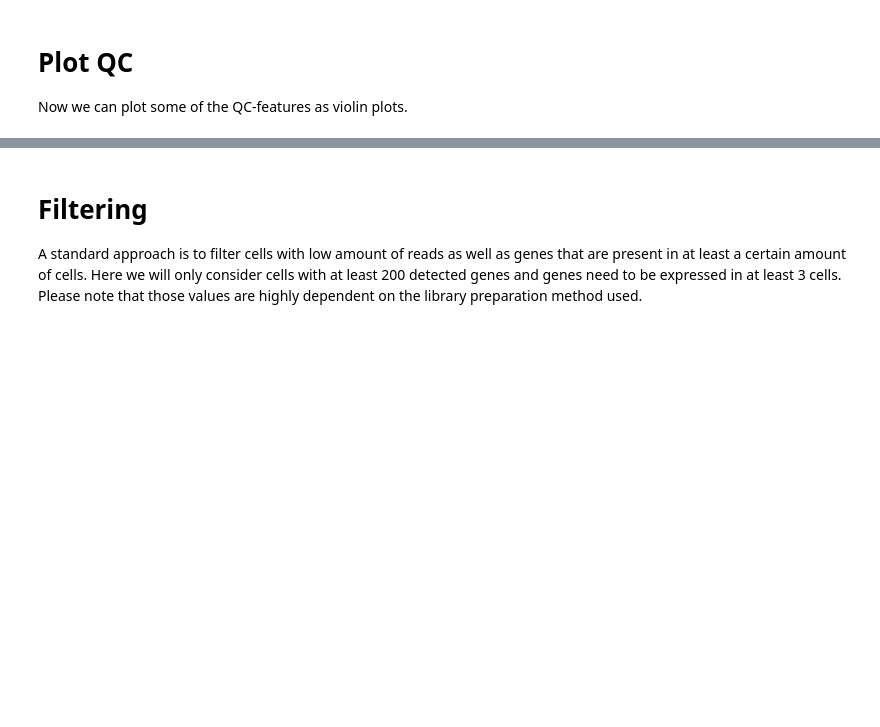
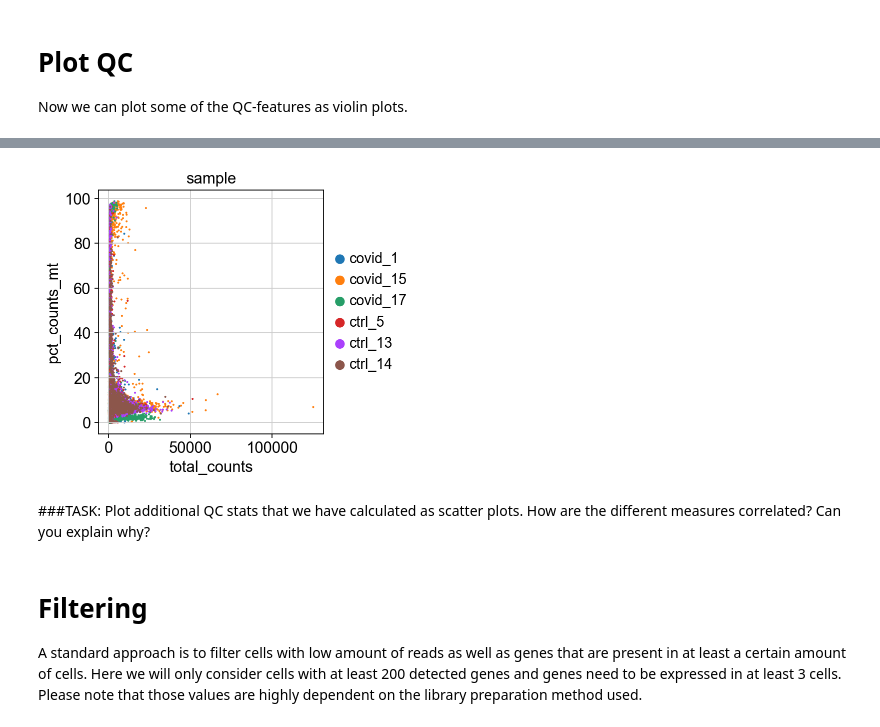
Before and after one commit to NBISweden/workshop-scRNAseq, a Jupyter notebook: labs/compiled/scanpy/scanpy_01_qc.ipynb, the cells around one changed output, grey strips where cells are left out. Cells and saved outputs as stored; diff of their text form; code cells hidden in the pictures; blank space fills up the shorter version.

```diff
--- a/labs/compiled/scanpy/scanpy_01_qc.ipynb
+++ b/labs/compiled/scanpy/scanpy_01_qc.ipynb
@@ -164,3 +158,9 @@ sc.pl.scatter(adata, x='percent_mito', y='percent_ribo', color="lib_prep")
+# %%
+sc.pl.scatter(adata, x='total_counts', y='pct_counts_mt', color="sample")
+# %% [output]
+[figure, added]
+# %% [markdown]
+###TASK: Plot additional QC stats that we have calculated as scatter plots. How are the different measures correlated? Can you explain why?
 # %% [markdown]
 # Filtering
 
```
Also changed, not shown: parts of 51 cells of this notebook, 8 other files.
